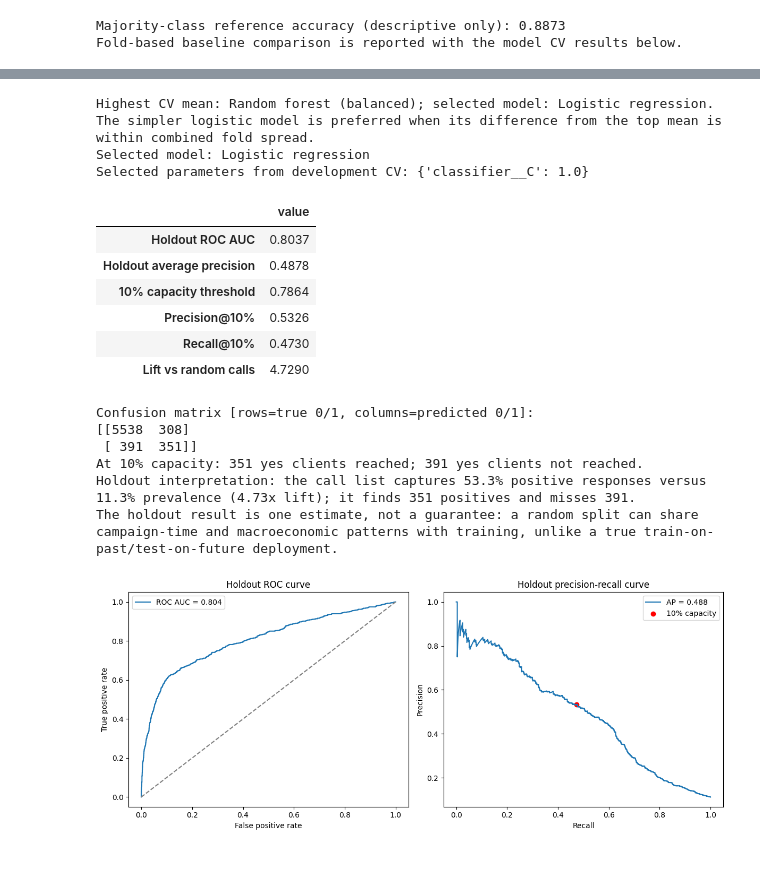
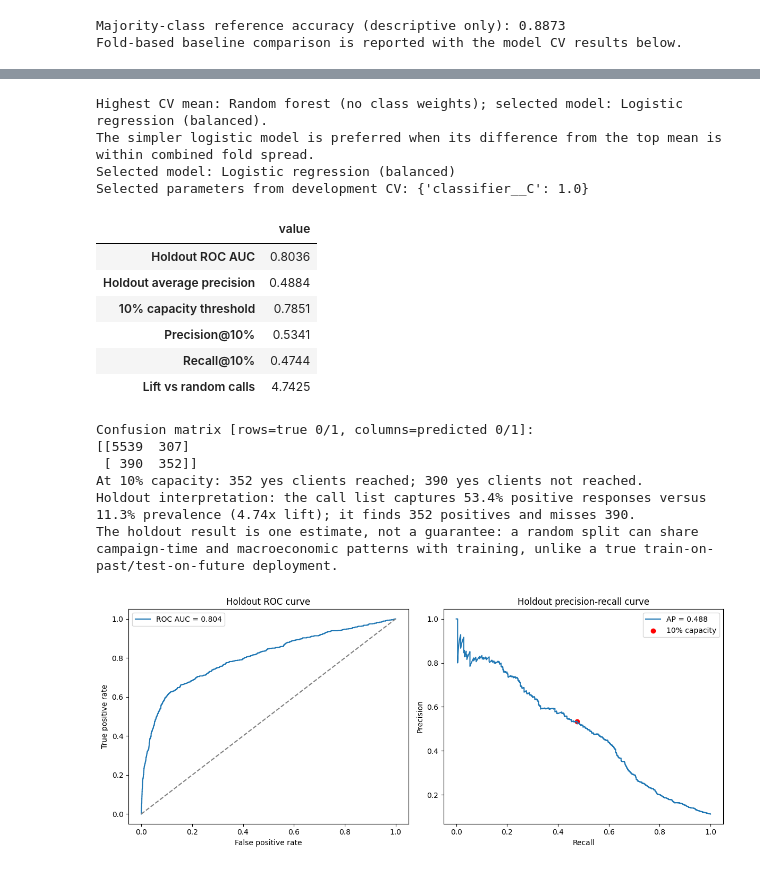
Before and after one commit to NurdauletZhussip-tech/task-03-ML-course, a Jupyter notebook: zhussip_task3.ipynb, the cells around one changed output, grey strips where cells are left out. Saved outputs shown, nothing was run; the diff lists cells and outputs as text; code cells hidden in the pictures.

```diff
--- a/zhussip_task3.ipynb
+++ b/zhussip_task3.ipynb
@@ -143,7 +134,15 @@ from sklearn.metrics import make_scorer
 from sklearn.model_selection import StratifiedKFold, cross_validate, train_test_split
 from sklearn.preprocessing import OneHotEncoder, StandardScaler
 
-from feature_transformers import precision_at_fraction
+
+def precision_at_fraction(y_true, y_score, fraction=0.1):
+    y_true = np.asarray(y_true)
+    y_score = np.asarray(y_score)
+    if y_score.ndim == 2:
+        y_score = y_score[:, 1]
+    n_selected = max(1, int(np.ceil(len(y_true) * fraction)))
+    top_indices = np.argsort(-y_score, kind="stable")[:n_selected]
+    return float(y_true[top_indices].mean())
 
 numeric_preprocessing = Pipeline(
     [
@@ -167,7 +166,6 @@ preprocessor = ColumnTransformer(
 
 logistic_pipeline = Pipeline(
     [
-        ("feature_engineering", feature_engineering),
         ("preprocessor", preprocessor),
         (
             "classifier",
@@ -320,7 +318,6 @@ from sklearn.tree import DecisionTreeClassifier
 
 random_forest_pipeline = Pipeline(
     [
-        ("feature_engineering", feature_engineering),
         ("preprocessor", preprocessor),
         (
             "classifier",
@@ -330,7 +327,6 @@ random_forest_pipeline = Pipeline(
 )
 decision_tree_pipeline = Pipeline(
     [
-        ("feature_engineering", feature_engineering),
         ("preprocessor", preprocessor),
         (
             "classifier",
@@ -352,18 +348,22 @@ def make_search(estimator, param_grid):
 
 model_candidates = {
     "Majority baseline (prior)": DummyClassifier(strategy="prior", random_state=SEED),
-    "Logistic regression": make_search(logistic_pipeline, {"classifier__C": [0.5, 1.0]}),
+    "Logistic regression (balanced)": make_search(logistic_pipeline, {"classifier__C": [0.1, 1.0, 10.0]}),
+    "Logistic regression (no class weights)": make_search(
+        clone(logistic_pipeline).set_params(classifier__class_weight=None),
+        {"classifier__C": [0.1, 1.0, 10.0]},
+    ),
     "Decision tree (balanced)": make_search(
         decision_tree_pipeline,
-        {"classifier__max_depth": [8, None], "classifier__min_samples_leaf": [5]},
+        {"classifier__max_depth": [6, 10, None], "classifier__min_samples_leaf": [5]},
     ),
     "Random forest (no class weights)": make_search(
         clone(random_forest_pipeline).set_params(classifier__class_weight=None),
-        {"classifier__min_samples_leaf": [5, 10]},
+        {"classifier__min_samples_leaf": [3, 5, 10]},
     ),
     "Random forest (balanced)": make_search(
         clone(random_forest_pipeline).set_params(classifier__class_weight="balanced"),
-        {"classifier__min_samples_leaf": [5, 10]},
+        {"classifier__min_samples_leaf": [3, 5, 10]},
     ),
 }
 model_cv_results = {}
@@ -439,12 +439,12 @@ display(unknown_handling_comparison)
 unknown_mean_gap = abs(unknown_handling_results['test_score'].mean() - unknown_as_missing_results['test_score'].mean())
 unknown_combined_spread = np.sqrt(unknown_handling_results['test_score'].std(ddof=1) ** 2 + unknown_as_missing_results['test_score'].std(ddof=1) ** 2)
 print(f"Preprocessing comparison: mean gap={unknown_mean_gap:.4f}, combined fold spread={unknown_combined_spread:.4f}; no evidence of a meaningful difference, so retain unknown as its own potentially informative category.")
-print("pdays=999 means no prior contact; keeping it categorical avoids treating 999 as a numeric distance, while was_contacted exposes the distinction directly.")
+print("pdays=999 means no prior contact; keeping it categorical avoids treating 999 as a numeric distance. The separate was_contacted flag was omitted because it duplicates this one-hot category.")
 
 rf_weighted = model_cv_results["Random forest (balanced)"]["test_precision_at_10_percent"]
 rf_unweighted = model_cv_results["Random forest (no class weights)"]["test_precision_at_10_percent"]
 print(f"Random forest class-weight comparison, Precision@10%: balanced={rf_weighted.mean():.4f} ± {rf_weighted.std(ddof=1):.4f}; no weights={rf_unweighted.mean():.4f} ± {rf_unweighted.std(ddof=1):.4f}")
-lr_scores = model_cv_results["Logistic regression"]["test_precision_at_10_percent"]
+lr_scores = model_cv_results["Logistic regression (balanced)"]["test_precision_at_10_percent"]
 rf_balanced_mean = rf_weighted.mean()
 rf_vs_lr_gap = rf_balanced_mean - lr_scores.mean()
 combined_fold_spread = np.sqrt(rf_weighted.std(ddof=1) ** 2 + lr_scores.std(ddof=1) ** 2)
@@ -452,7 +452,7 @@ print(f"Random forest minus logistic Precision@10% gap={rf_vs_lr_gap:.4f}; combi
 weight_gap = rf_weighted.mean() - rf_unweighted.mean()
 weight_spread = np.sqrt(rf_weighted.std(ddof=1) ** 2 + rf_unweighted.std(ddof=1) ** 2)
 print(f"Class-weight effect: balanced minus unweighted Precision@10%={weight_gap:.4f}, combined fold spread={weight_spread:.4f}; the difference is small relative to fold variability.")
-print("Model choice: the Random Forest mean is only 0.0148 above logistic regression, less than the 0.0292 combined fold spread; no robust winner is established, so prefer the simpler logistic model.")
+print("Model choice: compare the best nonlinear model with balanced logistic regression; prefer the simpler logistic model when any gain is smaller than the combined fold spread.")
 # %% [output]
 | metric | Accuracy | Average precision | Precision@10% | ROC AUC |
 | model |  |  |  |  |
@@ -481,12 +482,12 @@ ranked_models = sorted(
 )
 best_model_name = ranked_models[0]
 best_scores = model_cv_results[best_model_name]["test_precision_at_10_percent"]
-logistic_scores = model_cv_results["Logistic regression"]["test_precision_at_10_percent"]
+logistic_scores = model_cv_results["Logistic regression (balanced)"]["test_precision_at_10_percent"]
 best_vs_logistic_gap = best_scores.mean() - logistic_scores.mean()
 best_vs_logistic_spread = np.sqrt(best_scores.std(ddof=1) ** 2 + logistic_scores.std(ddof=1) ** 2)
 selected_model_name = (
-    "Logistic regression"
-    if best_model_name != "Logistic regression" and best_vs_logistic_gap <= best_vs_logistic_spread
+    "Logistic regression (balanced)"
+    if best_model_name != "Logistic regression (balanced)" and best_vs_logistic_gap <= best_vs_logistic_spread
     else best_model_name
 )
 print(f"Highest CV mean: {best_model_name}; selected model: {selected_model_name}.")
@@ -513,46 +514,46 @@ holdout_recall_at_10 = holdout_precision_at_10 * n_holdout_calls / y_holdout.sum
 holdout_prevalence = y_holdout.mean()
 holdout_lift = holdout_precision_at_10 / holdout_prevalence
 holdout_confusion_matrix = confusion_matrix(y_holdout, holdout_predictions, labels=[0, 1])
 
 final_evaluation = pd.DataFrame(
     {"value": [holdout_roc_auc, holdout_average_precision, decision_threshold, holdout_precision_at_10, holdout_recall_at_10, holdout_lift]},
     index=["Holdout ROC AUC", "Holdout average precision", "10% capacity threshold", "Precision@10%", "Recall@10%", "Lift vs random calls"],
 )
 display(final_evaluation.round(4))
 print("Confusion matrix [rows=true 0/1, columns=predicted 0/1]:")
 print(holdout_confusion_matrix)
 print(f"At 10% capacity: {holdout_confusion_matrix[1, 1]} yes clients reached; {holdout_confusion_matrix[1, 0]} yes clients not reached.")
 print(f"Holdout interpretation: the call list captures {holdout_precision_at_10:.1%} positive responses versus {holdout_prevalence:.1%} prevalence ({holdout_lift:.2f}x lift); it finds {holdout_confusion_matrix[1, 1]} positives and misses {holdout_confusion_matrix[1, 0]}.")
 print("The holdout result is one estimate, not a guarantee: a random split can share campaign-time and macroeconomic patterns with training, unlike a true train-on-past/test-on-future deployment.")
 
 fig, axes = plt.subplots(1, 2, figsize=(12, 5))
 axes[0].plot(holdout_fpr, holdout_tpr, label=f"ROC AUC = {holdout_roc_auc:.3f}")
 axes[0].plot([0, 1], [0, 1], linestyle="--", color="gray")
 axes[0].set(title="Holdout ROC curve", xlabel="False positive rate", ylabel="True positive rate")
 axes[0].legend()
 axes[1].plot(holdout_pr_recall, holdout_pr_precision, label=f"AP = {holdout_average_precision:.3f}")
 axes[1].scatter([holdout_recall_at_10], [holdout_precision_at_10], color="red", label="10% capacity")
 axes[1].set(title="Holdout precision-recall curve", xlabel="Recall", ylabel="Precision")
 axes[1].legend()
 fig.tight_layout()
 plt.show()
 # %% [output]
-Highest CV mean: Random forest (balanced); selected model: Logistic regression.
+Highest CV mean: Random forest (no class weights); selected model: Logistic regression (balanced).
 The simpler logistic model is preferred when its difference from the top mean is within combined fold spread.
-Selected model: Logistic regression
+Selected model: Logistic regression (balanced)
 Selected parameters from development CV: {'classifier__C': 1.0}
 |  | value |
-| Holdout ROC AUC | 0.8037 |
-| Holdout average precision | 0.4878 |
-| 10% capacity threshold | 0.7864 |
-| Precision@10% | 0.5326 |
-| Recall@10% | 0.4730 |
-| Lift vs random calls | 4.7290 |
+| Holdout ROC AUC | 0.8036 |
+| Holdout average precision | 0.4884 |
+| 10% capacity threshold | 0.7851 |
+| Precision@10% | 0.5341 |
+| Recall@10% | 0.4744 |
+| Lift vs random calls | 4.7425 |
 Confusion matrix [rows=true 0/1, columns=predicted 0/1]:
-[[5538  308]
- [ 391  351]]
-At 10% capacity: 351 yes clients reached; 391 yes clients not reached.
-Holdout interpretation: the call list captures 53.3% positive responses versus 11.3% prevalence (4.73x lift); it finds 351 positives and misses 391.
+[[5539  307]
+ [ 390  352]]
+At 10% capacity: 352 yes clients reached; 390 yes clients not reached.
+Holdout interpretation: the call list captures 53.4% positive responses versus 11.3% prevalence (4.74x lift); it finds 352 positives and misses 390.
 The holdout result is one estimate, not a guarantee: a random split can share campaign-time and macroeconomic patterns with training, unlike a true train-on-past/test-on-future deployment.
 [figure]
 # %%
```
Also changed, not shown: parts of 6 cells of this notebook, 1 other file.
